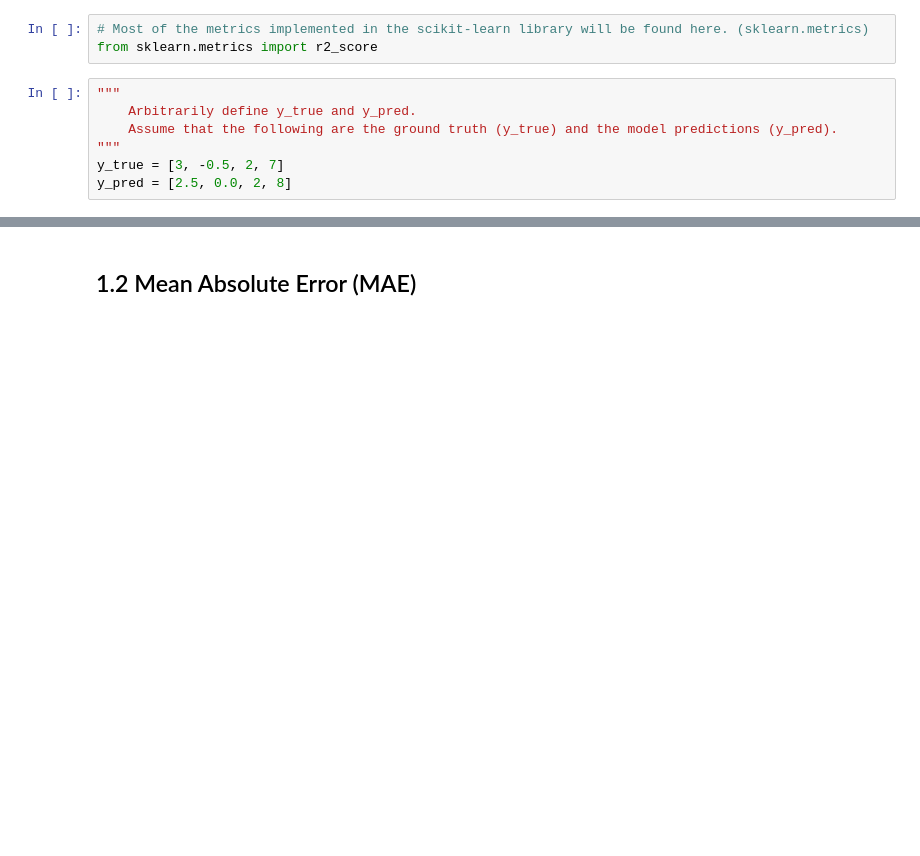
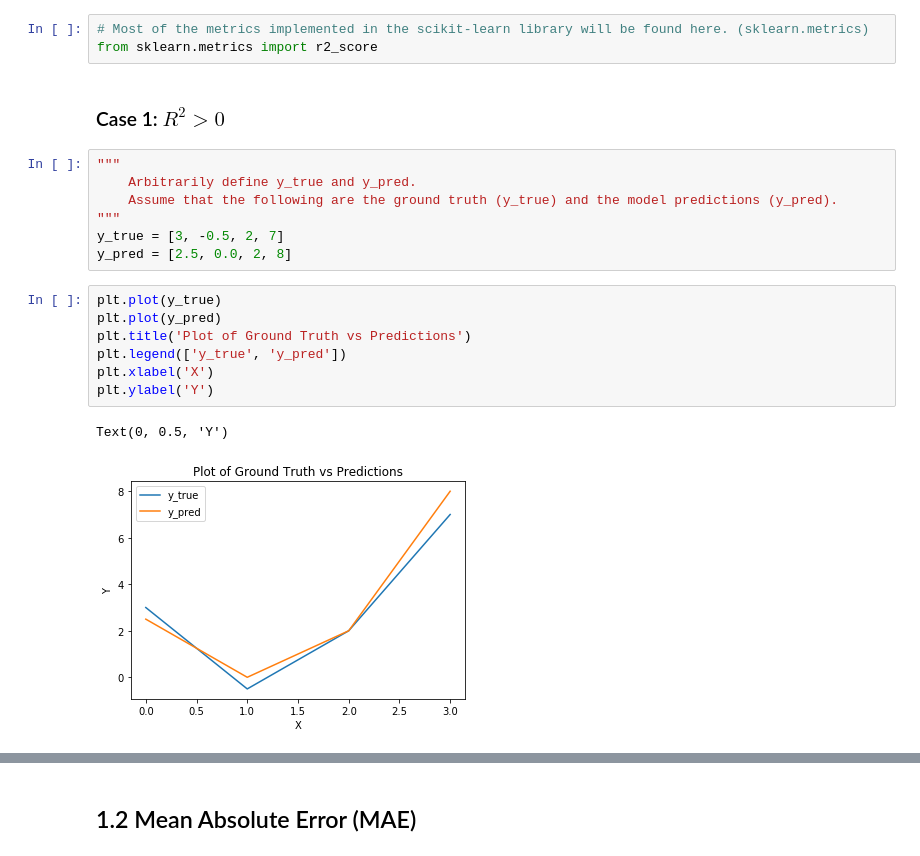
Before and after one commit to siddharthdivi/CS529, a Jupyter notebook: CS 529/Module 2/Evaluation_Metrics.ipynb, the cells around one changed output, grey strips where cells are left out. Saved outputs shown, nothing was run; the diff lists cells and outputs as text; blank space fills up the shorter version.

```diff
--- a/CS 529/Module 2/Evaluation_Metrics.ipynb
+++ b/CS 529/Module 2/Evaluation_Metrics.ipynb
@@ -19,6 +42,8 @@ More information on the math behind the use of the R^2 score can be found here :
 # %%
 # Most of the metrics implemented in the scikit-learn library will be found here. (sklearn.metrics)
 from sklearn.metrics import r2_score
+# %% [markdown]
+### Case 1: $R^{2} > 0$
 # %%
 """
     Arbitrarily define y_true and y_pred.
@@ -26,3 +51,13 @@ from sklearn.metrics import r2_score
 """
 y_true = [3, -0.5, 2, 7]
 y_pred = [2.5, 0.0, 2, 8]
+# %%
+plt.plot(y_true)
+plt.plot(y_pred)
+plt.title('Plot of Ground Truth vs Predictions')
+plt.legend(['y_true', 'y_pred'])
+plt.xlabel('X')
+plt.ylabel('Y')
+# %% [output]
+Text(0, 0.5, 'Y')
+[figure, added]
```
Also changed, not shown: parts of 23 cells of this notebook, 3 other files.
